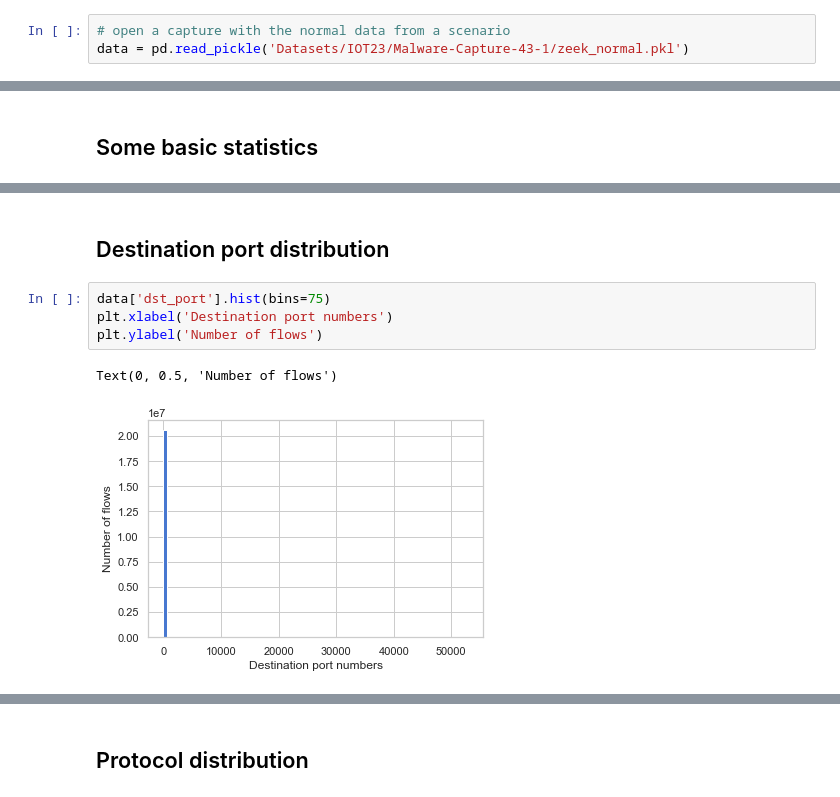
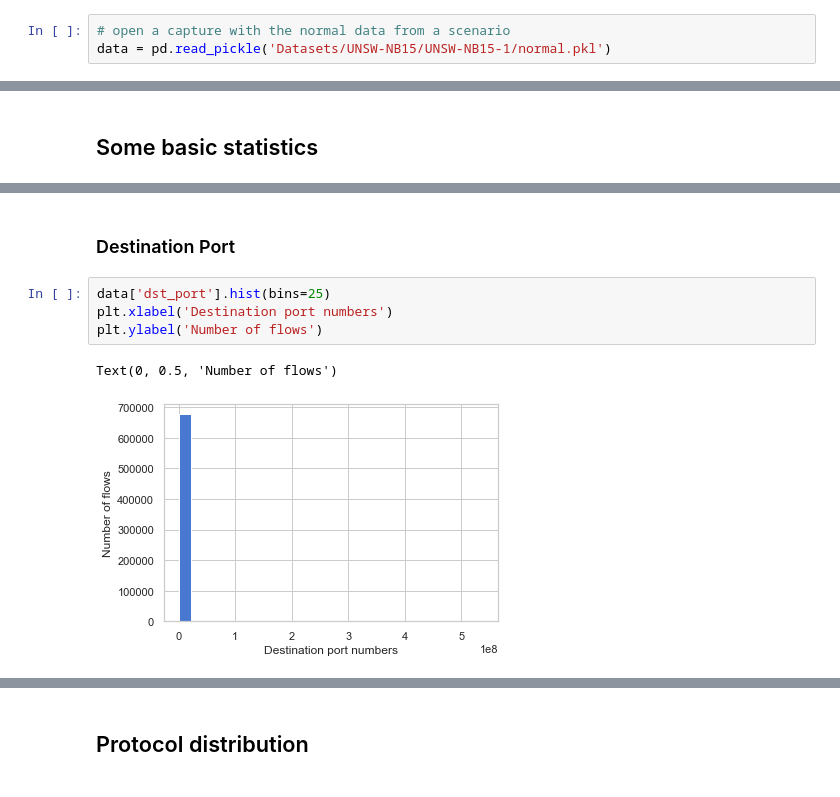
Before and after one commit to ghabbenjansen/thesis-vasileios, a Jupyter notebook: statistics_visualization.ipynb, the cells around one changed output, grey strips where cells are left out. Cells and saved outputs as stored; diff of their text form.

```diff
--- a/statistics_visualization.ipynb
+++ b/statistics_visualization.ipynb
@@ -11,7 +11,7 @@ warnings.simplefilter(action='ignore', category=FutureWarning)
 # Benign Data
 # %%
 # open a capture with the normal data from a scenario
-data = pd.read_pickle('Datasets/IOT23/Malware-Capture-43-1/zeek_normal.pkl')
+data = pd.read_pickle('Datasets/UNSW-NB15/UNSW-NB15-1/normal.pkl')
 # %% [markdown]
 ## The structure of the dataset
 # %%
@@ -40,9 +59,9 @@ data.describe()
 # %% [markdown]
-## Destination port distribution
+### Destination Port
 # %%
-data['dst_port'].hist(bins=75)
+data['dst_port'].hist(bins=25)
 plt.xlabel('Destination port numbers')
 plt.ylabel('Number of flows')
 # %% [output]
 Text(0, 0.5, 'Number of flows')
-[figure, old version]
+[figure, new version]
```
Also changed, not shown: parts of 125 cells of this notebook, 15 other files.
